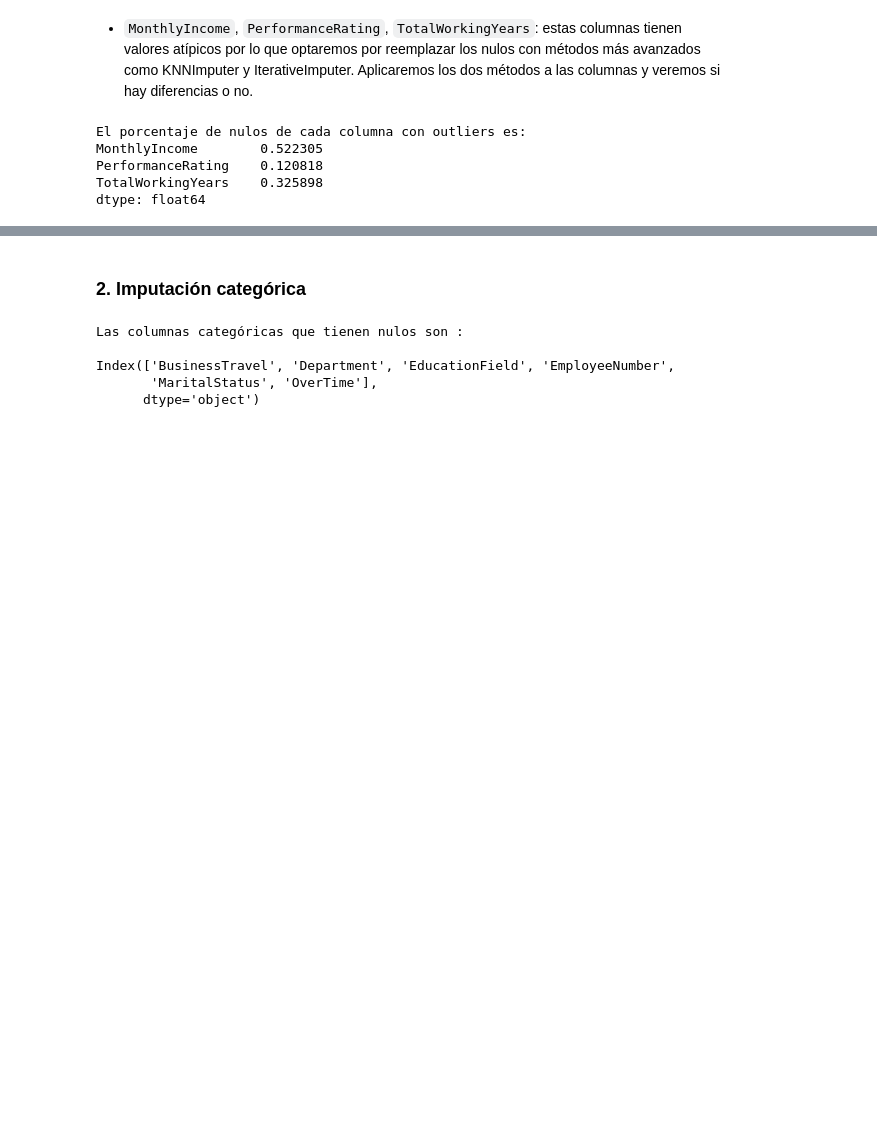
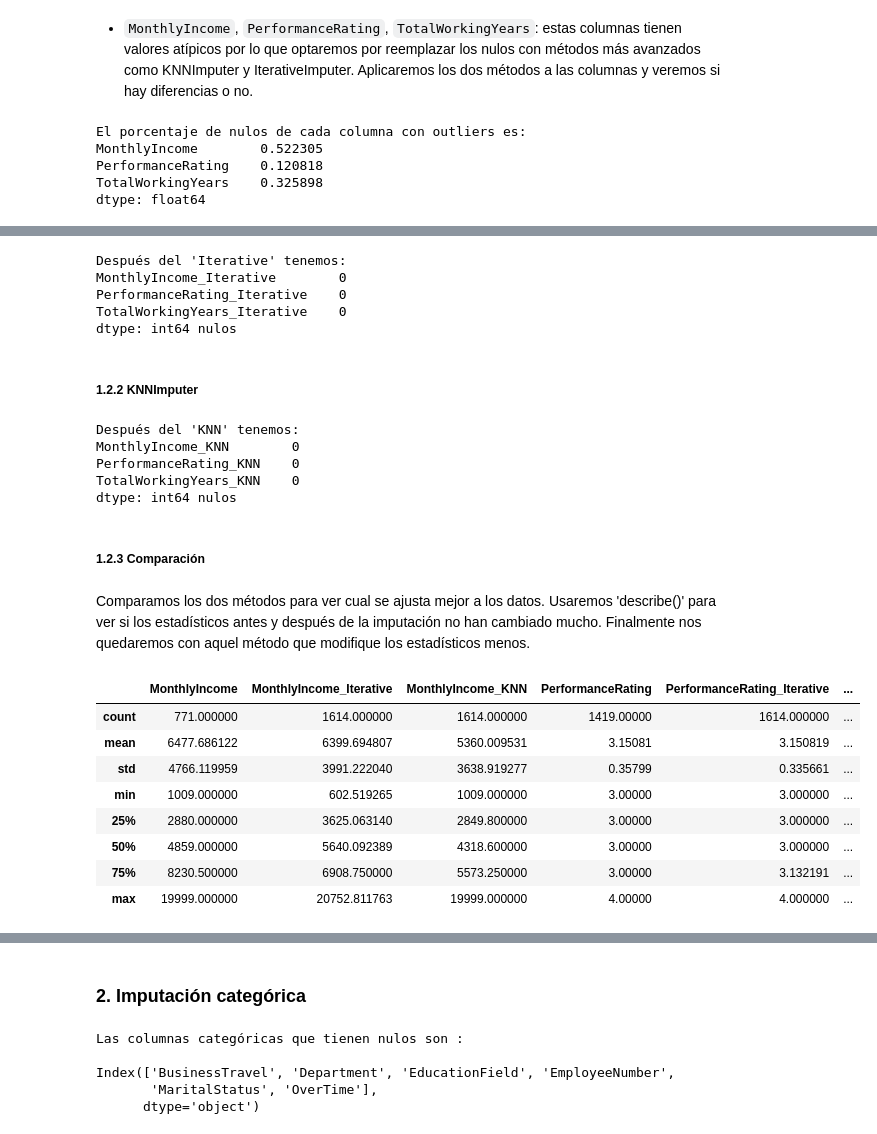
Before and after one commit to LuanaMagnabosco/Project-da-promo-A-modulo-3-team-2, a Jupyter notebook: fase-2B.ipynb, the cells around one changed output, grey strips where cells are left out. Drawn from its saved outputs; the diff is of its cells as text; code cells hidden in the pictures; blank space fills up the shorter version.

Commit message:
Add changes phase 2, imputation of numerical values

```diff
--- a/fase-2B.ipynb
+++ b/fase-2B.ipynb
@@ -158,0 +163,57 @@ dtype: float64
+# %%
+# Para las tres columnas numericas restantes aplicaremos los dos métodos para luego compararlos, empezaremos por el IterativeImputer
+# Instanciamos las clases
+imputer_iterative = IterativeImputer(max_iter = 20, random_state = 42)
+
+# Ajustamos y tranformamos los datos, esto no devuelve un array
+imputer_iterative_imputado = imputer_iterative.fit_transform(df_imputada[col_outliers])
+
+# Creo una columnan nueva donde guardo el array
+df_imputada[['MonthlyIncome_Iterative', 'PerformanceRating_Iterative', 'TotalWorkingYears_Iterative']] = imputer_iterative_imputado
+
+# Comprobamos los nulos
+print(f"Después del 'Iterative' tenemos: \n{df_imputada[['MonthlyIncome_Iterative', 'PerformanceRating_Iterative', 'TotalWorkingYears_Iterative']].isnull().sum()} nulos")
+# %% [output]
+Después del 'Iterative' tenemos:
+MonthlyIncome_Iterative        0
+PerformanceRating_Iterative    0
+TotalWorkingYears_Iterative    0
+dtype: int64 nulos
+# %% [markdown]
+##### 1.2.2 KNNImputer
+# %%
+# Hacemos ahora lo mismo con el KNNImputer
+
+# Instanciamos la clase del KNNImputer
+imputer_knn = KNNImputer(n_neighbors = 5)
+
+# Ajustamos y transformamos los datos, esto nos sigue devolviendo un array
+imputer_knn_imputado = imputer_knn.fit_transform(df_imputada[col_outliers])
+
+# Añadimos ese array al DataFrame en una columna nueva
+df_imputada[['MonthlyIncome_KNN', 'PerformanceRating_KNN', 'TotalWorkingYears_KNN']] = imputer_knn_imputado
+
+# Comprobamos los nulos
+print(f"Después del 'KNN' tenemos: \n{df_imputada[['MonthlyIncome_KNN', 'PerformanceRating_KNN', 'TotalWorkingYears_KNN']].isnull().sum()} nulos")
+# %% [output]
+Después del 'KNN' tenemos:
+MonthlyIncome_KNN        0
+PerformanceRating_KNN    0
+TotalWorkingYears_KNN    0
+dtype: int64 nulos
+# %% [markdown]
+##### 1.2.3 Comparación
+# %% [markdown]
+Comparamos los dos métodos para ver cual se ajusta mejor a los datos. Usaremos 'describe()' para ver si los estadísticos antes y después de la imputación no han cambiado mucho. Finalmente nos quedaremos con aquel método que modifique los estadísticos menos.
+# %%
+df_imputada.describe()[["MonthlyIncome","MonthlyIncome_Iterative", "MonthlyIncome_KNN", "PerformanceRating", "PerformanceRating_Iterative", "PerformanceRating_KNN", "TotalWorkingYears", "TotalWorkingYears_Iterative", "TotalWorkingYears_KNN"]]
+# %% [output]
+|  | MonthlyIncome | MonthlyIncome_Iterative | MonthlyIncome_KNN | PerformanceRating | PerformanceRating_Iterative | ... |
+| count | 771.000000 | 1614.000000 | 1614.000000 | 1419.00000 | 1614.000000 | ... |
+| mean | 6477.686122 | 6399.694807 | 5360.009531 | 3.15081 | 3.150819 | ... |
+| std | 4766.119959 | 3991.222040 | 3638.919277 | 0.35799 | 0.335661 | ... |
+| min | 1009.000000 | 602.519265 | 1009.000000 | 3.00000 | 3.000000 | ... |
+| 25% | 2880.000000 | 3625.063140 | 2849.800000 | 3.00000 | 3.000000 | ... |
+| 50% | 4859.000000 | 5640.092389 | 4318.600000 | 3.00000 | 3.000000 | ... |
+| 75% | 8230.500000 | 6908.750000 | 5573.250000 | 3.00000 | 3.132191 | ... |
+| max | 19999.000000 | 20752.811763 | 19999.000000 | 4.00000 | 4.000000 | ... |
```
Also changed, not shown: parts of 8 cells of this notebook.
